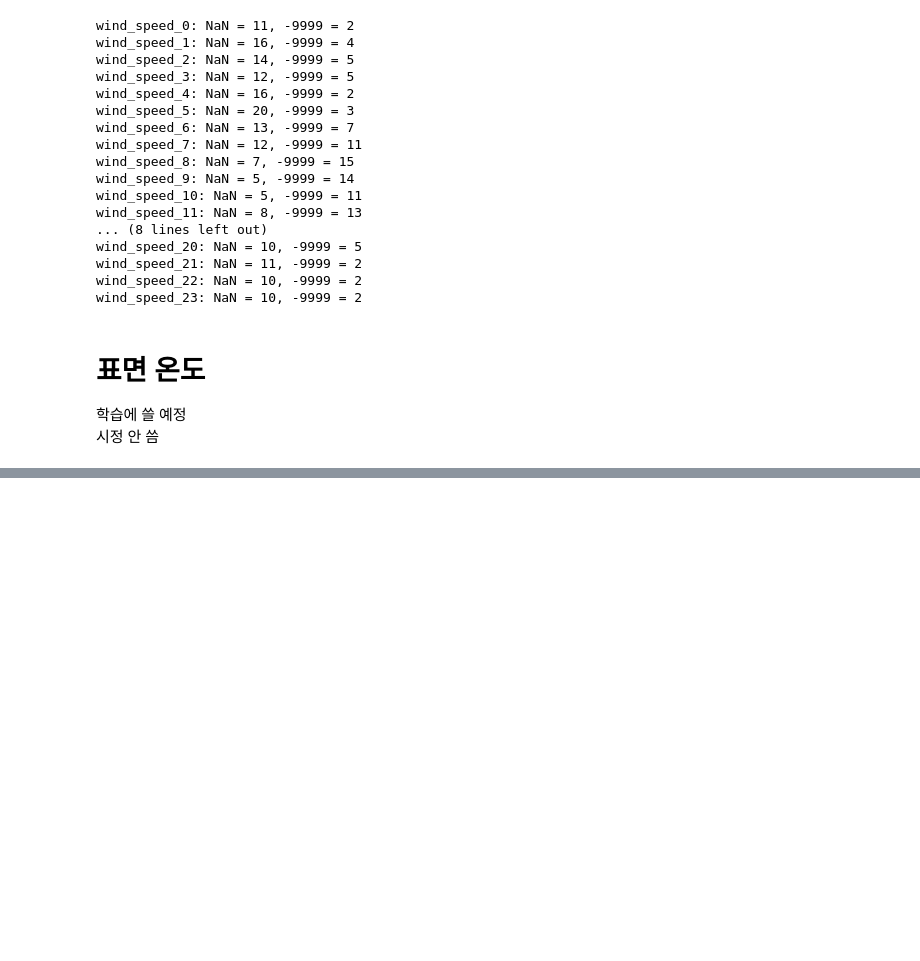
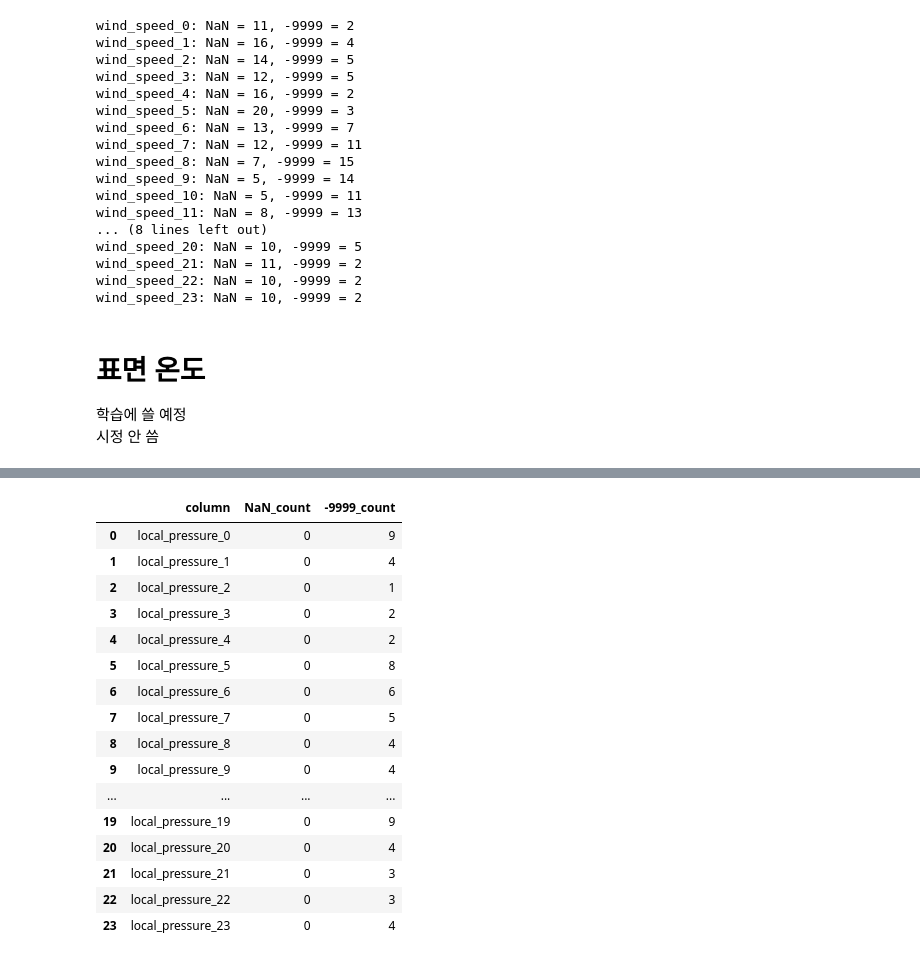
Before and after one commit to MegaHotCoder/m, a Jupyter notebook: ML_firstKaggle.ipynb, the cells around one changed output, grey strips where cells are left out. Saved outputs shown, nothing was run; the diff lists cells and outputs as text; code cells hidden in the pictures; blank space fills up the shorter version.

```diff
--- a/ML_firstKaggle.ipynb
+++ b/ML_firstKaggle.ipynb
@@ -811,0 +909,20 @@ df[surface_temp_cols] = df_surface
+# %%
+check_missing(df,"local_pressure")
+# %% [output]
+|  | column | NaN_count | -9999_count |
+| 0 | local_pressure_0 | 0 | 9 |
+| 1 | local_pressure_1 | 0 | 4 |
+| 2 | local_pressure_2 | 0 | 1 |
+| 3 | local_pressure_3 | 0 | 2 |
+| 4 | local_pressure_4 | 0 | 2 |
+| 5 | local_pressure_5 | 0 | 8 |
+| 6 | local_pressure_6 | 0 | 6 |
+| 7 | local_pressure_7 | 0 | 5 |
+| 8 | local_pressure_8 | 0 | 4 |
+| 9 | local_pressure_9 | 0 | 4 |
+| ... | ... | ... | ... |
+| 19 | local_pressure_19 | 0 | 9 |
+| 20 | local_pressure_20 | 0 | 4 |
+| 21 | local_pressure_21 | 0 | 3 |
+| 22 | local_pressure_22 | 0 | 3 |
+| 23 | local_pressure_23 | 0 | 4 |
```
Also changed, not shown: parts of 47 cells of this notebook.
